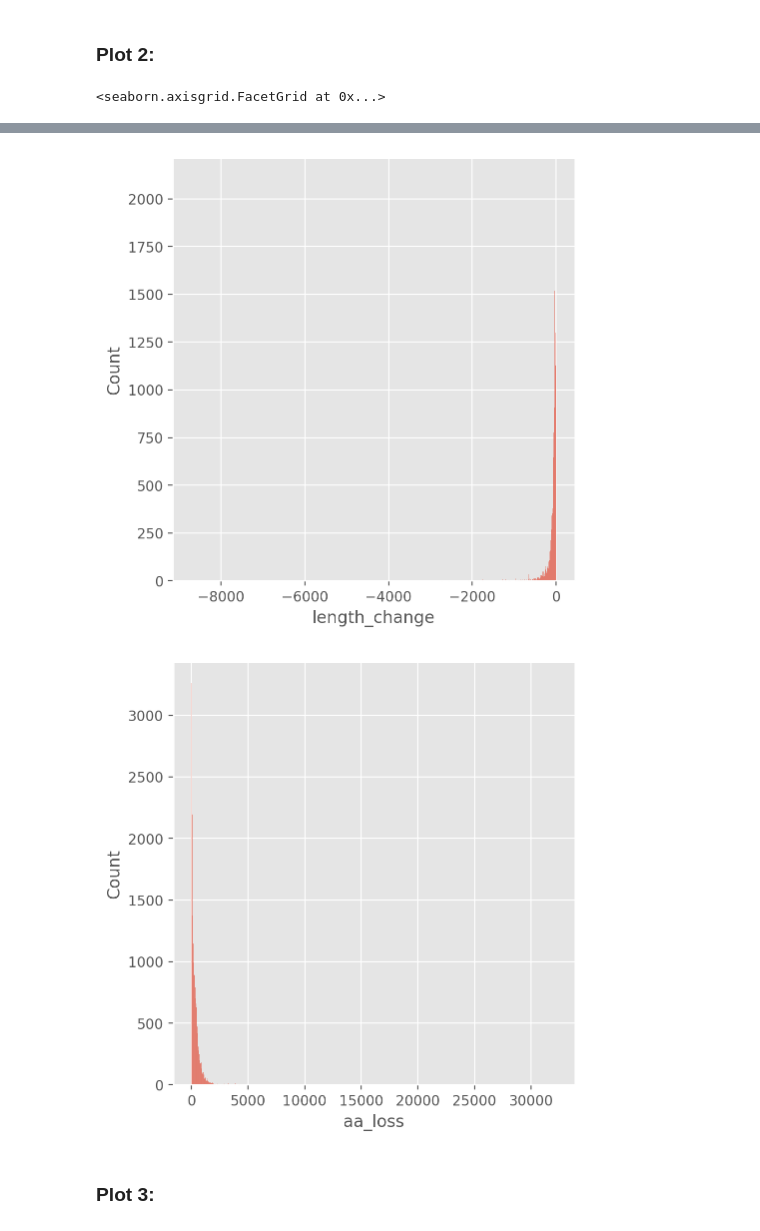
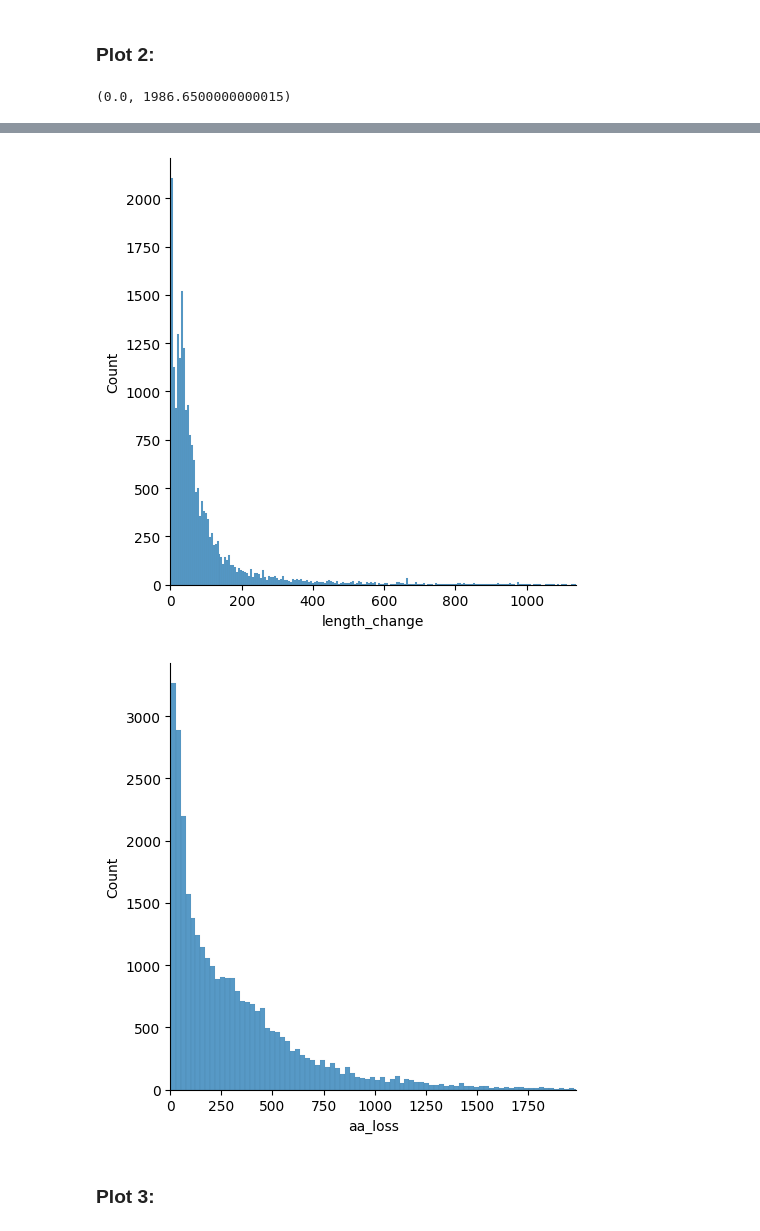
Before and after one commit to sheynkman-lab/biosurfer_analysis, a Jupyter notebook: scripts/genome_wide_summary.ipynb, the cells around one changed output, grey strips where cells are left out. Drawn from its saved outputs; the diff is of its cells as text; code cells hidden in the pictures.

```diff
--- a/scripts/genome_wide_summary.ipynb
+++ b/scripts/genome_wide_summary.ipynb
@@ -20,8 +20,7 @@ from openpyxl.utils.dataframe import dataframe_to_rows
 # %% [markdown]
 ### Statistics
 # %%
-pblocks_table = pd.read_csv('pblocks.tsv', sep='\t')
-
+pblocks_table = pd.read_csv('../B_hybrid_aln_gencode_v41/pblocks.tsv', sep='\t')
 
 unique_isoform_pair = pd.unique(pblocks_table['other'])
 
@@ -30,7 +29,3 @@ len(unique_isoform_pair)
 47048
 # %% [markdown]
 ### Plot 1
-# %%
-pblocks_table = pd.read_csv('pblocks.tsv', sep='\t')
-pblock_per_isoform=pblocks_table.groupby(['anchor', 'other']).pblock_number.agg(('count'))
-sns.displot(data=pblock_per_isoform, x= pblock_per_isoform)
@@ -40,12 +39,18 @@ sns.displot(data=pblock_per_isoform, x= pblock_per_isoform)
 # %% [markdown]
 ### Plot 2:
 # %%
-# Insertion
-sns.displot(data=pblocks_table[pblocks_table['pblock_category']=='INSERTION'], x='length_change')
+q = 0.99
 
-sns.displot(data=pblocks_table[pblocks_table['pblock_category']=='DELETION'], x='length_change')
+x = pblocks_table[pblocks_table['pblock_category']=='INSERTION']['length_change']
+sns.displot(x=x)
+plt.xlim(0, x.quantile(q))
 
-# plotting aa loss
-sns.displot(data=pblocks_table[pblocks_table['pblock_category']=='SUBSTITUTION'], x='aa_loss')
+x = pblocks_table[pblocks_table['pblock_category']=='DELETION']['length_change'].abs()
+sns.displot(x=x)
+plt.xlim(0, x.quantile(q))
+
+x = pblocks_table[pblocks_table['pblock_category']=='SUBSTITUTION']['aa_loss']
+sns.displot(x=x)
+plt.xlim(0, x.quantile(q))
 # %% [output]
-<seaborn.axisgrid.FacetGrid at 0x...>
+(0.0, 1986.6500000000015)
@@ -53,5 +58,5 @@ sns.displot(data=pblocks_table[pblocks_table['pblock_category']=='SUBSTITUTION']
-[figure, old version]
+[figure, new version]
-[figure, old version]
+[figure, new version]
 # %% [markdown]
 ### Plot 3:
 # %%
```
Also changed, not shown: parts of 31 cells of this notebook.
